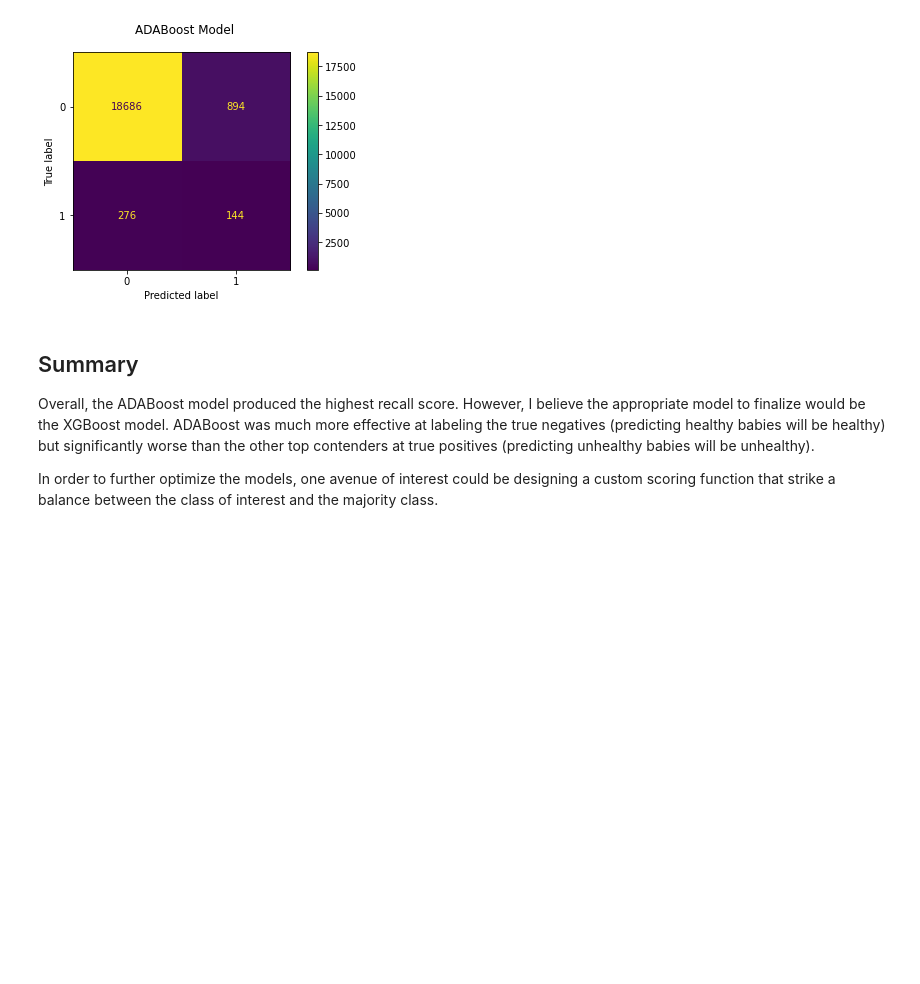
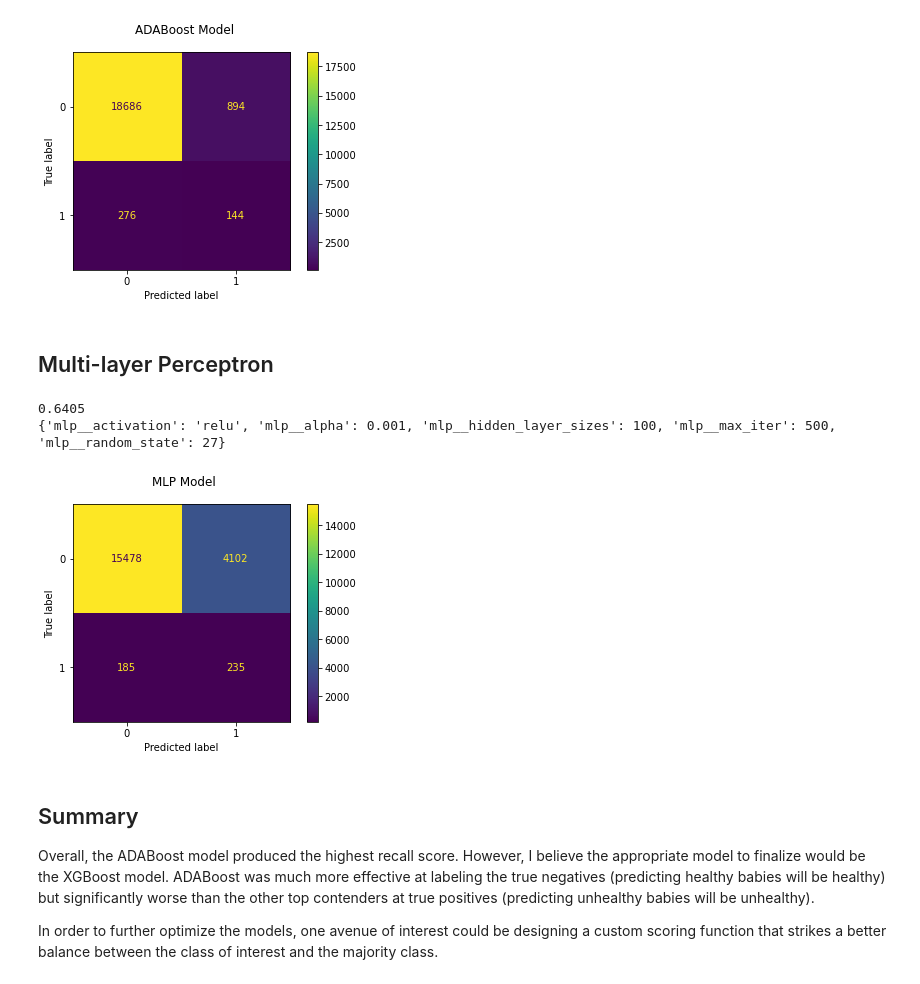
Before and after one commit to Patrick-Arnold/Capstone_Project, a Jupyter notebook: Gridsearch.ipynb, the cells around one changed output. Drawn from its saved outputs; the diff is of its cells as text; code cells hidden in the pictures; blank space fills up the shorter version.

Commit message:
Finalizing notebooks and markdown

```diff
--- a/Gridsearch.ipynb
+++ b/Gridsearch.ipynb
@@ -22,12 +23,6 @@ X_train = pd.read_csv("data/X_train.csv").set_index('Unnamed: 0')
 X_test = pd.read_csv("data/X_test.csv").set_index('Unnamed: 0')
 y_train = pd.read_csv("data/y_train.csv").set_index('Unnamed: 0')
 y_test = pd.read_csv("data/y_test.csv").set_index('Unnamed: 0')
-# %%
-# Drop features with multicolinearity discovered in main notebook
-X_train = X_train.drop(columns=['first_tri_daily_cig', 'second_tri_daily_cig',
-       'third_tri_daily_cig', 'infertility_treatment'])
-X_test = X_test.drop(columns=['first_tri_daily_cig', 'second_tri_daily_cig',
-       'third_tri_daily_cig', 'infertility_treatment'])
 # %% [markdown]
 ## Generate Preprocessed Array for Grid Searching
 # %%
@@ -267,9 +264,44 @@ plot_confusion_matrix(grid_ada, X_test_proc, y_test, ax=ax, values_format='');
 0.7458
 {'ada__learning_rate': 2, 'ada__n_estimators': 30, 'ada__random_state': 27}
 [figure]
+# %% [markdown]
+## Multi-layer Perceptron
+# %%
+mlppipe = Pipeline([
+    ('mlp', MLPClassifier())
+])
+
+# Parameters for grid search
+parameters = {
+    'mlp__hidden_layer_sizes': [50, 100], # Tried: 50-200
+    'mlp__activation': ['relu'], # Tried: logistic
+    'mlp__alpha': [0.001], # Tried: 0.0001
+    'mlp__max_iter': [500],
+    'mlp__random_state': [27],
+}
+
+# Grid search with boost model
+grid_mlp = GridSearchCV(mlppipe, param_grid=parameters, scoring='recall')
+
+# Fit model and generate predictions
+grid_mlp.fit(X_train_proc, y_train.values.ravel())
+
+print(grid_mlp.best_score_)
+print(grid_mlp.best_params_)
+
+# Confusion matrix for the XGBoost model
+fig, ax = plt.subplots()
+
+fig.suptitle("MLP Model")
+
+plot_confusion_matrix(grid_mlp, X_test_proc, y_test, ax=ax, values_format='');
+# %% [output]
+0.6405
+{'mlp__activation': 'relu', 'mlp__alpha': 0.001, 'mlp__hidden_layer_sizes': 100, 'mlp__max_iter': 500, 'mlp__random_state': 27}
+[figure, added]
 # %% [markdown]
 ## Summary
 
 Overall, the ADABoost model produced the highest recall score. However, I believe the appropriate model to finalize would be the XGBoost model. ADABoost was much more effective at labeling the true negatives (predicting healthy babies will be healthy) but significantly worse than the other top contenders at true positives (predicting unhealthy babies will be unhealthy).
 
-In order to further optimize the models, one avenue of interest could be designing a custom scoring function that strike a balance between the class of interest and the majority class.
+In order to further optimize the models, one avenue of interest could be designing a custom scoring function that strikes a better balance between the class of interest and the majority class.
```
Also changed, not shown: parts of 2 cells of this notebook, 3 other files.
